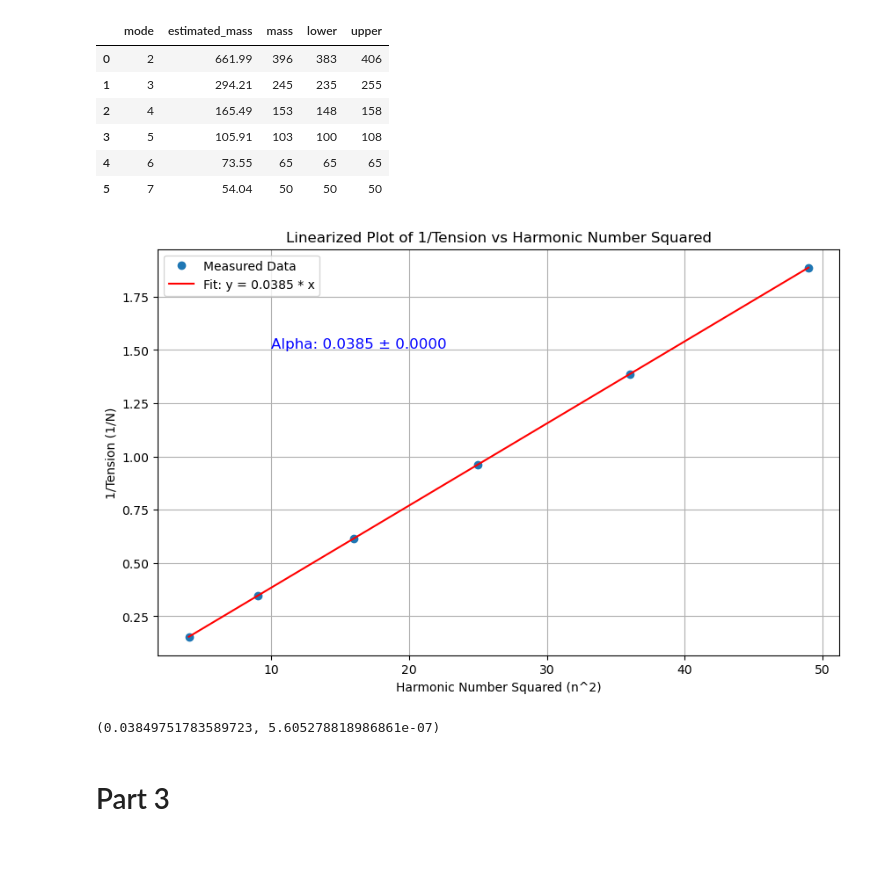
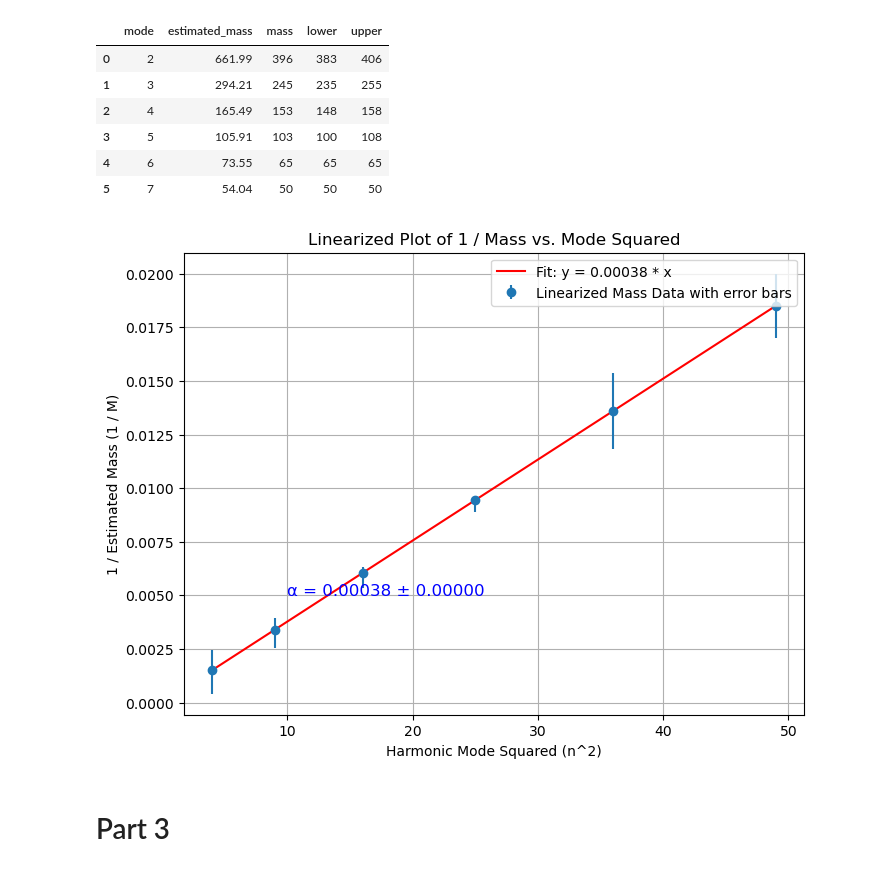
Before and after one commit to Faith-Qiao/physics5bl, a Jupyter notebook: lab11/lab11.ipynb, the cells around one changed output. Drawn from its saved outputs; the diff is of its cells as text; code cells hidden in the pictures.

```diff
--- a/lab11/lab11.ipynb
+++ b/lab11/lab11.ipynb
@@ -73,45 +87,42 @@ part2
 | 3 | 5 | 105.91 | 103 | 100 | 108 |
 | 4 | 6 | 73.55 | 65 | 65 | 65 |
 | 5 | 7 | 54.04 | 50 | 50 | 50 |
-# %%
-n_values = part2['mode']
-estimated_mass = part2['estimated_mass']
-
-# Converting mass to tension (T = mg), assuming standard gravity (9.81 m/s^2) and converting mass to kg
-tension = estimated_mass * 9.81 * 1e-3  # in Newtons
-
-# Define the linearized form of the model for y = α * n^2
-# y = 1/T and x = n^2
-y_values = 1 / tension  # in 1/N
-x_values = n_values ** 2
-
-# Perform a linear fit to the data
-def linear_model(x, alpha):
-    return alpha * x
-
-# Use curve fitting to find alpha
-popt, pcov = curve_fit(linear_model, x_values, y_values)
-alpha = popt[0]
-alpha_error = np.sqrt(np.diag(pcov))[0]
-
-# Plot Tension vs n^2 with linear fit
-plt.figure(figsize=(10, 6))
-plt.plot(x_values, y_values, 'o', label='Measured Data')
-plt.plot(x_values, linear_model(x_values, alpha), label=f'Fit: y = {alpha:.4f} * x', color='red')
-plt.xlabel('Harmonic Number Squared (n^2)')
-plt.ylabel('1/Tension (1/N)')
-plt.title('Linearized Plot of 1/Tension vs Harmonic Number Squared')
-plt.legend()
-
-# Annotate parameter alpha and its error on the plot
-plt.text(10, max(y_values) * 0.8, f'Alpha: {alpha:.4f} ± {alpha_error:.4f}', fontsize=12, color='blue')
-plt.grid(True)
-plt.show()
-
-alpha, alpha_error
-# %% [output]
-[figure, removed]
-(0.03849751783589723, 5.605278818986861e-07)
+# %%
+harmonic_modes = np.array([2, 3, 4, 5, 6, 7])
+estimated_mass = np.array([661.99, 294.21, 165.49, 105.91, 73.55, 54.04])  # Estimated mass in grams
+lower_mass_bound = np.array([383, 235, 148, 100, 65, 50])  # Lower mass bound in grams
+upper_mass_bound = np.array([406, 255, 158, 108, 65, 50])  # Upper mass bound in grams
+
+# Calculate the inverse of the estimated mass for linearization
+inverse_estimated_mass = 1 / estimated_mass
+harmonic_modes_squared = harmonic_modes**2
+def linear_model(x, alpha):
+    return alpha * x
+
+# Perform the fit with the linearized data (1 / mass vs. mode squared)
+params_mass, covariance_mass = curve_fit(linear_model, harmonic_modes_squared, inverse_estimated_mass)
+alpha_mass = params_mass[0]  # Fitted alpha value for mass data
+alpha_mass_error = np.sqrt(covariance_mass[0, 0])  # Error in alpha
+lower_error = np.abs(inverse_estimated_mass - 1 / lower_mass_bound)
+upper_error = np.abs(1 / upper_mass_bound - inverse_estimated_mass)
+
+# Plotting the data with corrected error bars
+plt.figure(figsize=(8, 6))
+plt.errorbar(harmonic_modes_squared, inverse_estimated_mass, fmt='o',
+             yerr=[lower_error, upper_error], label='Linearized Mass Data with error bars')
+plt.plot(harmonic_modes_squared, linear_model(harmonic_modes_squared, *params_mass), 'r-', label=f'Fit: y = {alpha_mass:.5f} * x')
+
+# Annotating alpha with error on the plot for mass data
+plt.text(10, 0.005, f"α = {alpha_mass:.5f} ± {alpha_mass_error:.5f}", color="blue", fontsize=12)
+
+plt.xlabel("Harmonic Mode Squared (n^2)")
+plt.ylabel("1 / Estimated Mass (1 / M)")
+plt.title("Linearized Plot of 1 / Mass vs. Mode Squared")
+plt.legend()
+plt.grid(True)
+plt.show()
+# %% [output]
+[figure, added]
 # %% [markdown]
 # Part 3
 # %%
```
Also changed, not shown: parts of 8 cells of this notebook, 2 other files.
